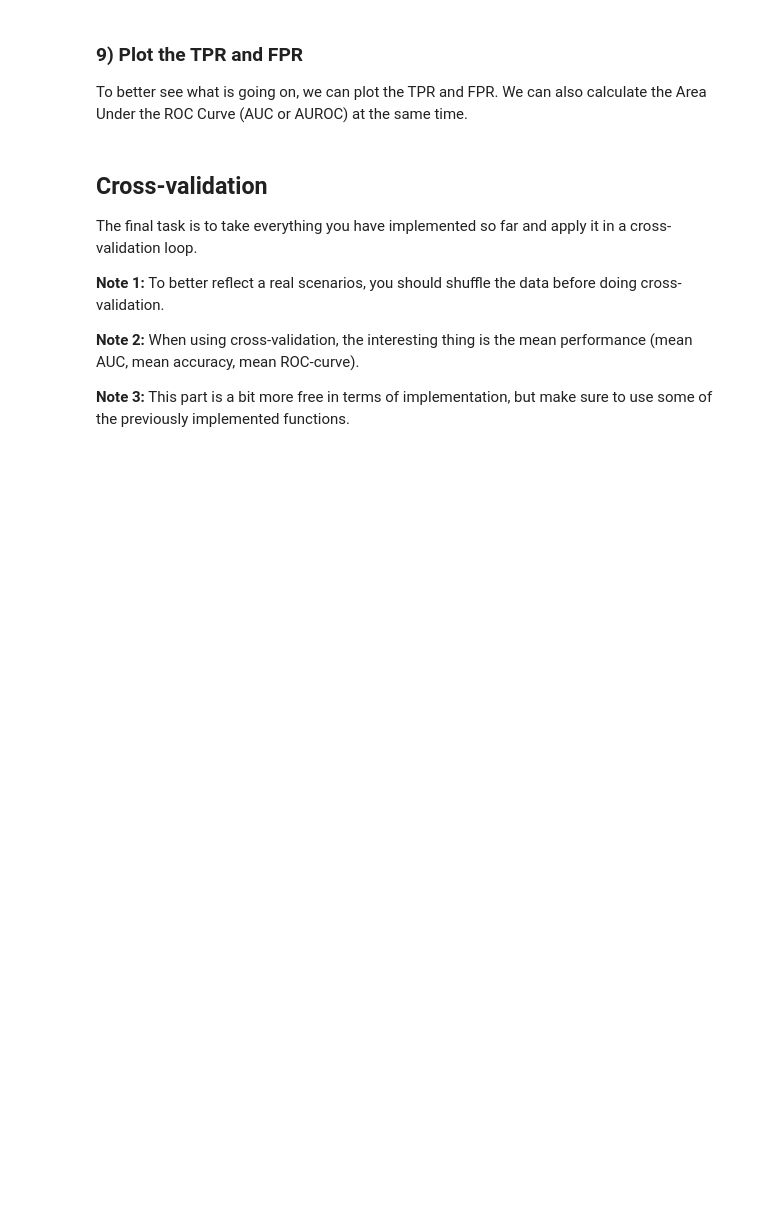
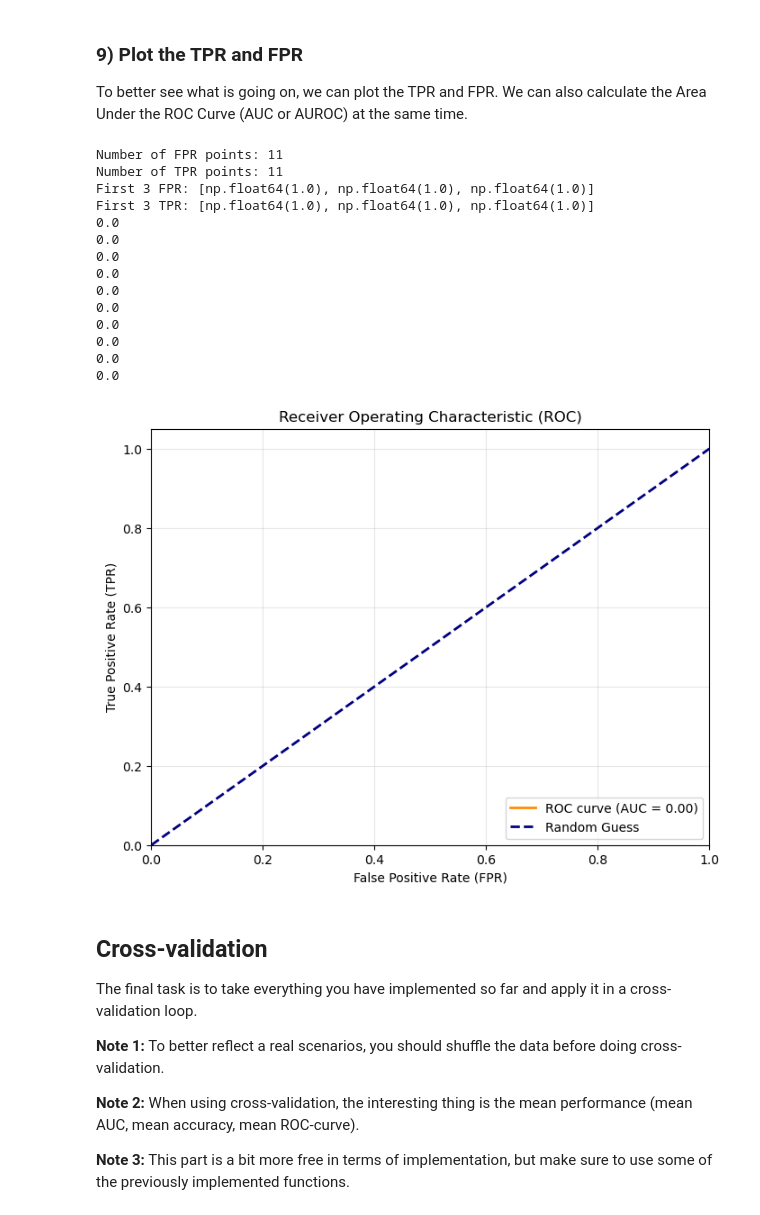
Before and after one commit to beew77/Naive-Bayes-learning, a Jupyter notebook: ML-Assignment 1 - Student names.ipynb, the cells around one changed output. Cells and saved outputs as stored; diff of their text form; code cells hidden in the pictures; blank space fills up the shorter version.

```diff
--- a/ML-Assignment 1 - Student names.ipynb
+++ b/ML-Assignment 1 - Student names.ipynb
@@ -290,6 +292,7 @@ We should test it to make sure it works. Train it, using the "calculate_feature_
 # %%
 # TODO: Implement the code below to test the "gaussian_probability_density_function" function for one of the classes.
 stats_setosa = calculate_feature_statistics(train_f_setosa,total_train_samples)
+stats_virginica=calculate_feature_statistics(train_f_virginica,total_train_samples)
 test_datapoint= test_f_setosa[0]
 # TODO: Test with one datapoint from the learned class.
 z = gaussian_probability_density_function(test_datapoint,stats_setosa["mean"], stats_setosa["std"])
@@ -397,9 +422,11 @@ To test the function we need the feature statistics from the classes we choose.
 # TODO: Get the feature metrics for the classes.
 stats_setosa = calculate_feature_statistics(train_f_setosa, total_train_samples)
 stats_versicolor = calculate_feature_statistics(train_f_versicolor, total_train_samples)
+stats_virginica=calculate_feature_statistics(train_f_virginica,total_train_samples)
 feature_stats = {
     "setosa": stats_setosa,
-    "versicolor": stats_versicolor
+    "versicolor": stats_versicolor,
+    "virginica": stats_virginica
 }
 # %% [markdown]
 Now we should have implemented all the neccessary parts to train a naive bayes algorithm and do inference on it. Implement a small test workflow for two of your chosen classes.
@@ -469,17 +537,3 @@ How does the values change if you change the classes you compare?
 ### 9) Plot the TPR and FPR
 
 To better see what is going on, we can plot the TPR and FPR. We can also calculate the Area Under the ROC Curve (AUC or AUROC) at the same time.
-# %%
-def plot_ROC(TPR, FPR):
-
-    # TODO: Calculate the AUC score.
-
-    # TODO: Plot the TPR and FPR using plt (matplotlib)
-
-    # TODO: Add a "middle-line" in the plot. This can be seen as the "better/worse than random" line.
-
-    plt.plot(...)
-
-    plt.show()
-
-    pass # No need to return anything, remove this line once you are finished implementing.
@@ -488,3 +565,44 @@ def plot_ROC(TPR, FPR):
+# %%
+#test_fpr = [1.0, 0.0, 0.0, 0.0, 0.0, 0.0, 0.0, 0.0, 0.0, 0.0, 0.0]
+#test_tpr = [1.0, 1.0, 1.0, 1.0, 1.0, 1.0, 1.0, 1.0, 1.0, 1.0, 1.0]
+# 1. Define Positive Class
+pos_class_name = "virginica"
+
+# 2. Combine Features
+test_features_combined = np.vstack((test_f_versicolor, test_f_virginica))
+# 3. Create Labels (0 for versicolor, 1 for virginica)
+test_labels_combined = np.concatenate([
+    np.zeros(len(test_f_versicolor)),
+    np.ones(len(test_f_virginica))
+])
+
+# 4. Generate Scores
+# Ensure your feature_stats dictionary now contains "versicolor" and "virginica"
+prediction_probs = get_model_scores(test_features_combined, feature_stats, pos_class=pos_class_name)
+
+# 5. Evaluate and Plot
+tpr_v, fpr_v = TPR_and_FPR(prediction_probs, test_labels_combined, threshold_stepsize=0.1)
+print(f"Number of FPR points: {len(fpr_v)}")
+print(f"Number of TPR points: {len(tpr_v)}")
+print(f"First 3 FPR: {fpr_v[:3]}")
+print(f"First 3 TPR: {tpr_v[:3]}")
+plot_ROC(tpr_v, fpr_v)
+# %% [output]
+Number of FPR points: 11
+Number of TPR points: 11
+First 3 FPR: [np.float64(1.0), np.float64(1.0), np.float64(1.0)]
+First 3 TPR: [np.float64(1.0), np.float64(1.0), np.float64(1.0)]
+0.0
+0.0
+0.0
+0.0
+0.0
+0.0
+0.0
+0.0
+0.0
+0.0
+[figure, added]
 # %% [markdown]
 ## Cross-validation
 
```
Also changed, not shown: parts of 8 cells of this notebook.
